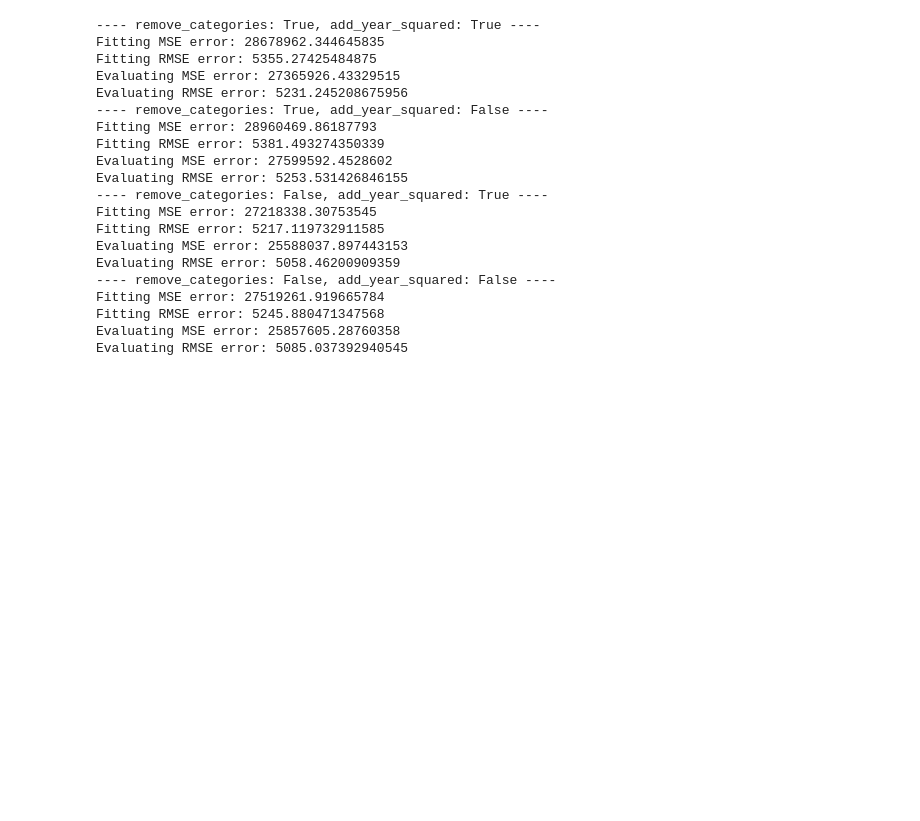
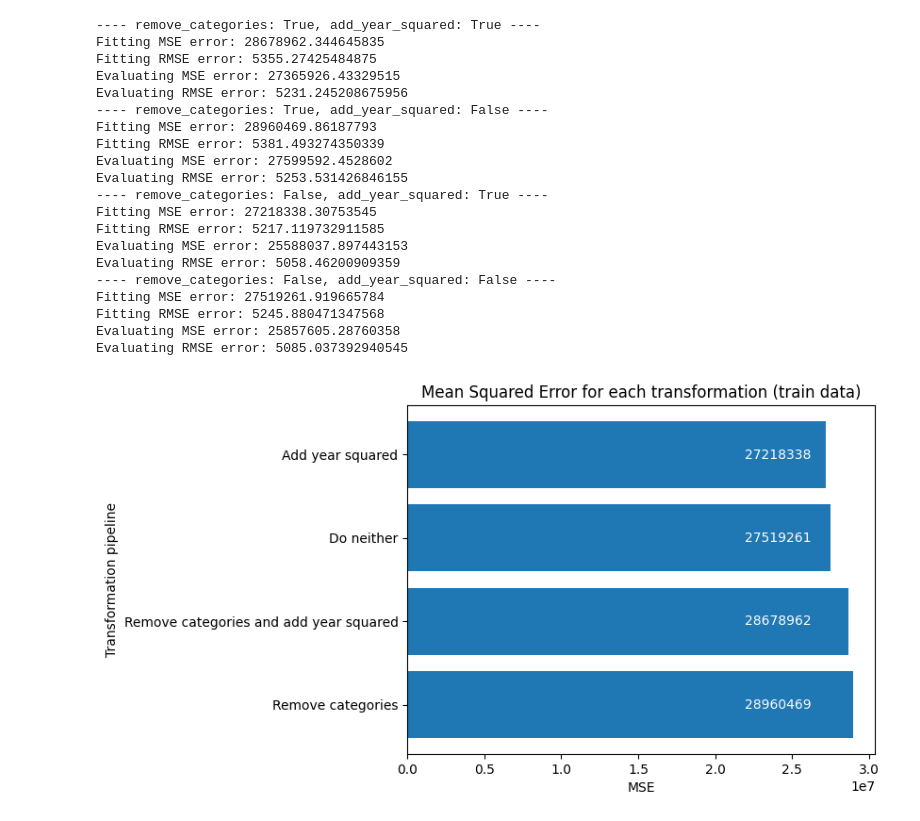
Before and after one commit to DaviGiordano/Multivariate-Linear-Regression-Car-Prices, a Jupyter notebook: All-car-price-pred.ipynb, the cells around one changed output. Drawn from its saved outputs; the diff is of its cells as text; code cells hidden in the pictures; blank space fills up the shorter version.

```diff
--- a/All-car-price-pred.ipynb
+++ b/All-car-price-pred.ipynb
@@ -301,6 +303,27 @@ Fitting MSE error: 27519261.919665784
 Fitting RMSE error: 5245.880471347568
 Evaluating MSE error: 25857605.28760358
 Evaluating RMSE error: 5085.037392940545
+# %%
+error_legend = ['Remove categories and add year squared',
+                'Remove categories',
+                'Add year squared',
+                'Do neither'
+                ]
+sorted_error = sorted(zip(mse_train, error_legend), reverse=True)
+sorted_mse_train, sorted_legend = zip(*sorted_error)
+plt.barh(sorted_legend, sorted_mse_train)
+
+plt.text(sorted_mse_train[0]-0.7e7, 'Add year squared', str(int(sorted_mse_train[3])), va='center', color='white')
+plt.text(sorted_mse_train[0]-0.7e7, 'Do neither', str(int(sorted_mse_train[2])), va='center', color='white')
+plt.text(sorted_mse_train[0]-0.7e7, 'Remove categories and add year squared', str(int(sorted_mse_train[1])), va='center', color='white')
+plt.text(sorted_mse_train[0]-0.7e7, 'Remove categories', str(int(sorted_mse_train[0])), va='center', color='white')
+
+plt.title('Mean Squared Error for each transformation (train data)')
+plt.ylabel('Transformation pipeline')
+plt.xlabel('MSE')
+plt.show()
+# %% [output]
+[figure, added]
 # %%
 error_legend = ['Remove categories and add year squared',
                 'Remove categories',
```
Also changed, not shown: parts of 5 cells of this notebook, 1 other file.
